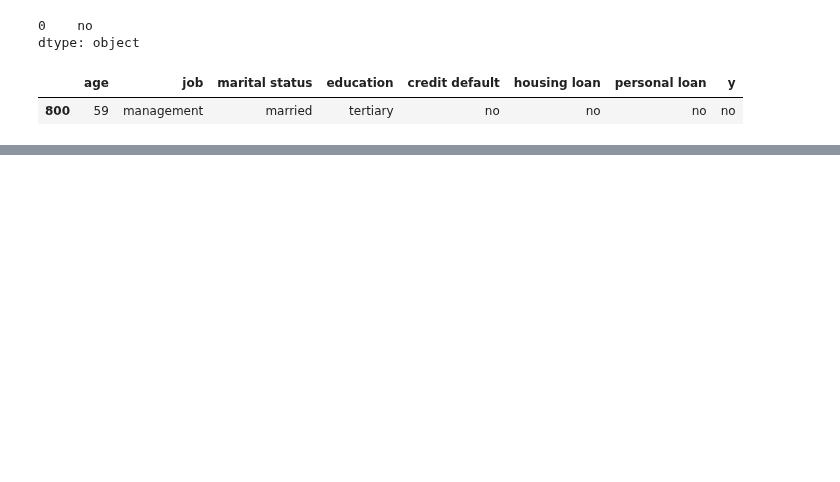
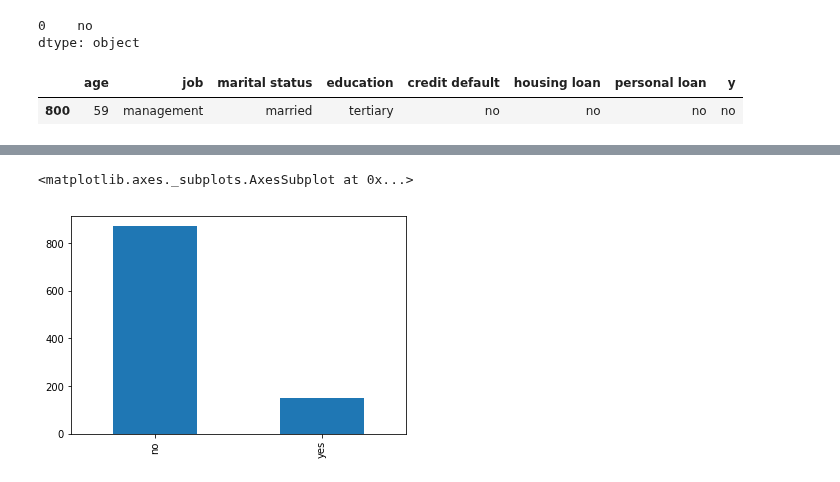
Before and after one commit to lokeshkumarn/Notebooks, a Jupyter notebook: BankTermDeposit.ipynb, the cells around one changed output, grey strips where cells are left out. Cells and saved outputs as stored; diff of their text form; code cells hidden in the pictures; blank space fills up the shorter version.

```diff
--- a/BankTermDeposit.ipynb
+++ b/BankTermDeposit.ipynb
@@ -891,0 +913,5 @@ data.loc[(data['age']==59) &
+# %%
+data['personal loan'].value_counts().plot(kind='bar')
+# %% [output]
+<matplotlib.axes._subplots.AxesSubplot at 0x...>
+[figure, added]
```
Also changed, not shown: parts of 25 cells of this notebook.
